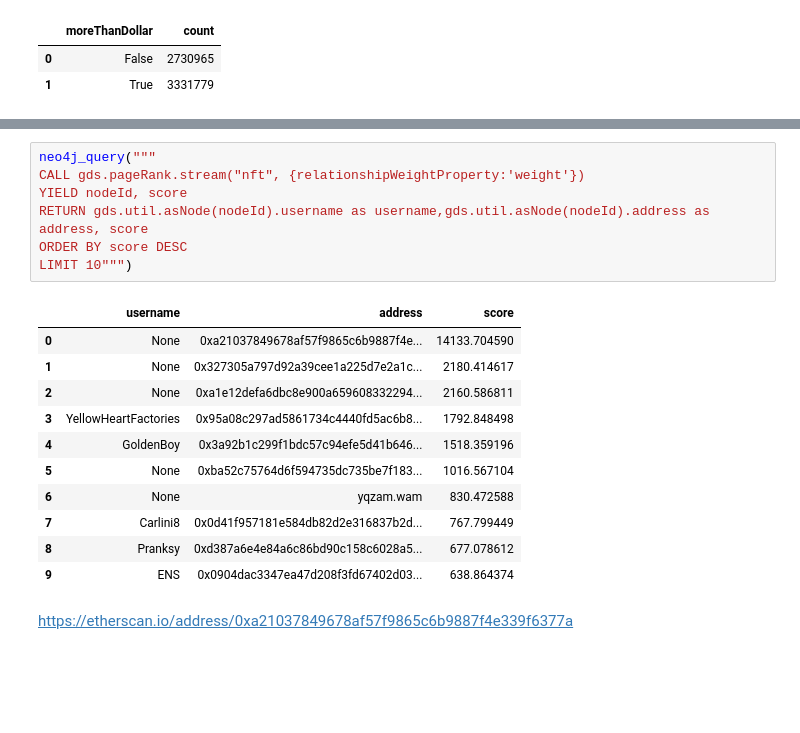
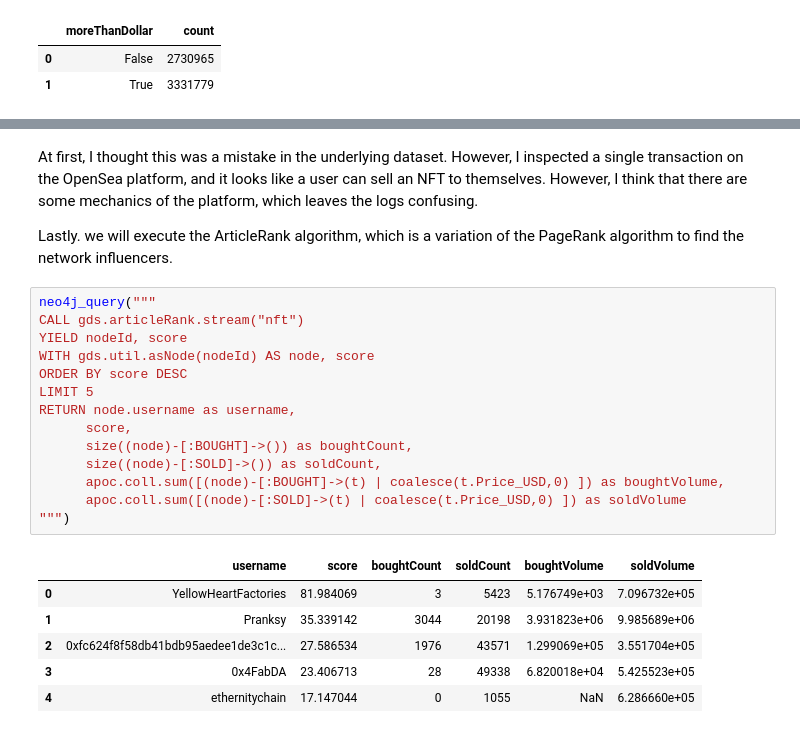
Before and after one commit to tomasonjo/blogs, a Jupyter notebook: nft/NFT analysis.ipynb, the cells around one changed output, grey strips where cells are left out. Cells and saved outputs as stored; diff of their text form; blank space fills up the shorter version.

```diff
--- a/nft/NFT analysis.ipynb
+++ b/nft/NFT analysis.ipynb
@@ -225,21 +253,25 @@ https://etherscan.io/address/0xbad858a0cf09f210fcf35cbf83569178879b47f2
+# %% [markdown]
+At first, I thought this was a mistake in the underlying dataset. However, I inspected a single transaction on the OpenSea platform, and it looks like a user can sell an NFT to themselves. However, I think that there are some mechanics of the platform, which leaves the logs confusing.
+
+Lastly. we will execute the ArticleRank algorithm, which is a variation of the PageRank algorithm to find the network influencers.
 # %%
 neo4j_query("""
-CALL gds.pageRank.stream("nft", {relationshipWeightProperty:'weight'})
+CALL gds.articleRank.stream("nft")
 YIELD nodeId, score
-RETURN gds.util.asNode(nodeId).username as username,gds.util.asNode(nodeId).address as address, score
+WITH gds.util.asNode(nodeId) AS node, score
 ORDER BY score DESC
-LIMIT 10""")
+LIMIT 5
+RETURN node.username as username,
+      score,
+      size((node)-[:BOUGHT]->()) as boughtCount,
+      size((node)-[:SOLD]->()) as soldCount,
+      apoc.coll.sum([(node)-[:BOUGHT]->(t) | coalesce(t.Price_USD,0) ]) as boughtVolume,
+      apoc.coll.sum([(node)-[:SOLD]->(t) | coalesce(t.Price_USD,0) ]) as soldVolume
+""")
 # %% [output]
-|  | username | address | score |
-| 0 | None | 0xa21037849678af57f9865c6b9887f4e... | 14133.704590 |
-| 1 | None | 0x327305a797d92a39cee1a225d7e2a1c... | 2180.414617 |
-| 2 | None | 0xa1e12defa6dbc8e900a659608332294... | 2160.586811 |
-| 3 | YellowHeartFactories | 0x95a08c297ad5861734c4440fd5ac6b8... | 1792.848498 |
-| 4 | GoldenBoy | 0x3a92b1c299f1bdc57c94efe5d41b646... | 1518.359196 |
-| 5 | None | 0xba52c75764d6f594735dc735be7f183... | 1016.567104 |
-| 6 | None | yqzam.wam | 830.472588 |
-| 7 | Carlini8 | 0x0d41f957181e584db82d2e316837b2d... | 767.799449 |
-| 8 | Pranksy | 0xd387a6e4e84a6c86bd90c158c6028a5... | 677.078612 |
-| 9 | ENS | 0x0904dac3347ea47d208f3fd67402d03... | 638.864374 |
+|  | username | score | boughtCount | soldCount | boughtVolume | soldVolume |
+| 0 | YellowHeartFactories | 81.984069 | 3 | 5423 | 5.176749e+03 | 7.096732e+05 |
+| 1 | Pranksy | 35.339142 | 3044 | 20198 | 3.931823e+06 | 9.985689e+06 |
+| 2 | 0xfc624f8f58db41bdb95aedee1de3c1c... | 27.586534 | 1976 | 43571 | 1.299069e+05 | 3.551704e+05 |
+| 3 | 0x4FabDA | 23.406713 | 28 | 49338 | 6.820018e+04 | 5.425523e+05 |
+| 4 | ethernitychain | 17.147044 | 0 | 1055 | NaN | 6.286660e+05 |
-# %% [markdown]
-https://etherscan.io/address/0xa21037849678af57f9865c6b9887f4e339f6377a
```
Also changed, not shown: parts of 37 cells of this notebook, 1 other file.
